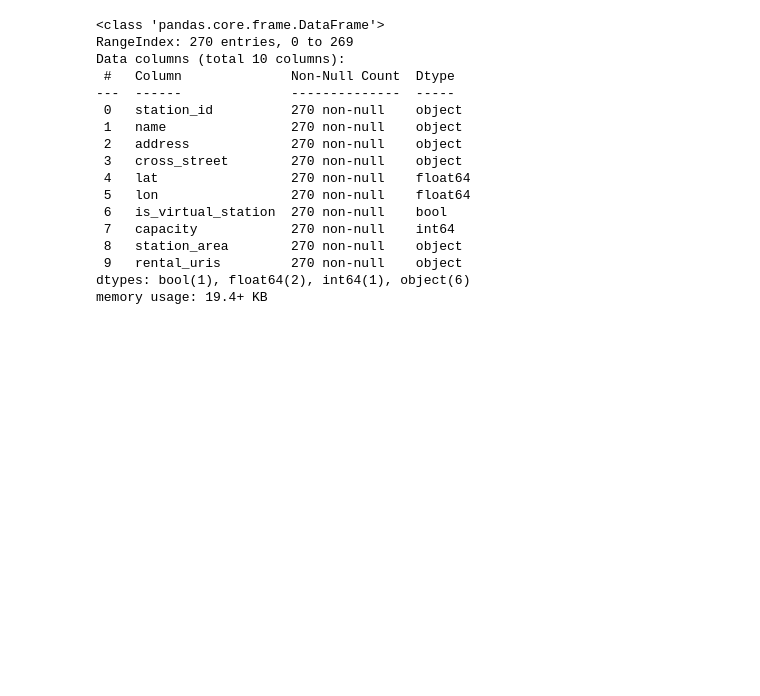
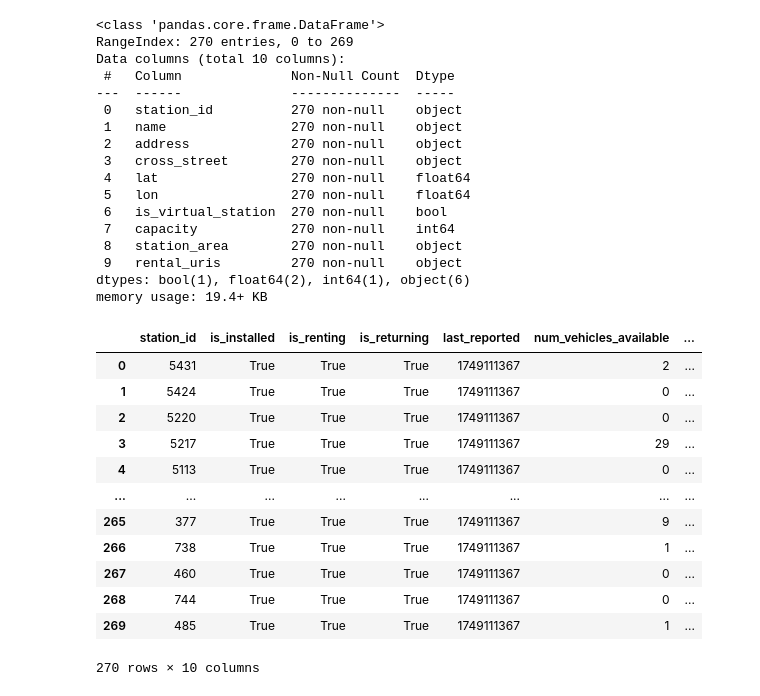
Before and after one commit to imenbarrak/openstreetbike, a Jupyter notebook: Notebook_Einstieg.ipynb, the cells around one changed output. Saved outputs shown, nothing was run; the diff lists cells and outputs as text; code cells hidden in the pictures; blank space fills up the shorter version.

```diff
--- a/Notebook_Einstieg.ipynb
+++ b/Notebook_Einstieg.ipynb
@@ -87,3 +96,22 @@ Data columns (total 10 columns):
  9   rental_uris         270 non-null    object
 dtypes: bool(1), float64(2), int64(1), object(6)
 memory usage: 19.4+ KB
+# %%
+#conversion int64 to datetime
+df_status["last_reported_dt"] = pd.to_datetime(df_status["last_reported"], unit="s")
+# %%
+df_status
+# %% [output]
+|  | station_id | is_installed | is_renting | is_returning | last_reported | num_vehicles_available | ... |
+| 0 | 5431 | True | True | True | 1749111367 | 2 | ... |
+| 1 | 5424 | True | True | True | 1749111367 | 0 | ... |
+| 2 | 5220 | True | True | True | 1749111367 | 0 | ... |
+| 3 | 5217 | True | True | True | 1749111367 | 29 | ... |
+| 4 | 5113 | True | True | True | 1749111367 | 0 | ... |
+| ... | ... | ... | ... | ... | ... | ... | ... |
+| 265 | 377 | True | True | True | 1749111367 | 9 | ... |
+| 266 | 738 | True | True | True | 1749111367 | 1 | ... |
+| 267 | 460 | True | True | True | 1749111367 | 0 | ... |
+| 268 | 744 | True | True | True | 1749111367 | 0 | ... |
+| 269 | 485 | True | True | True | 1749111367 | 1 | ... |
+270 rows × 10 columns
```
Also changed, not shown: parts of 27 cells of this notebook.
